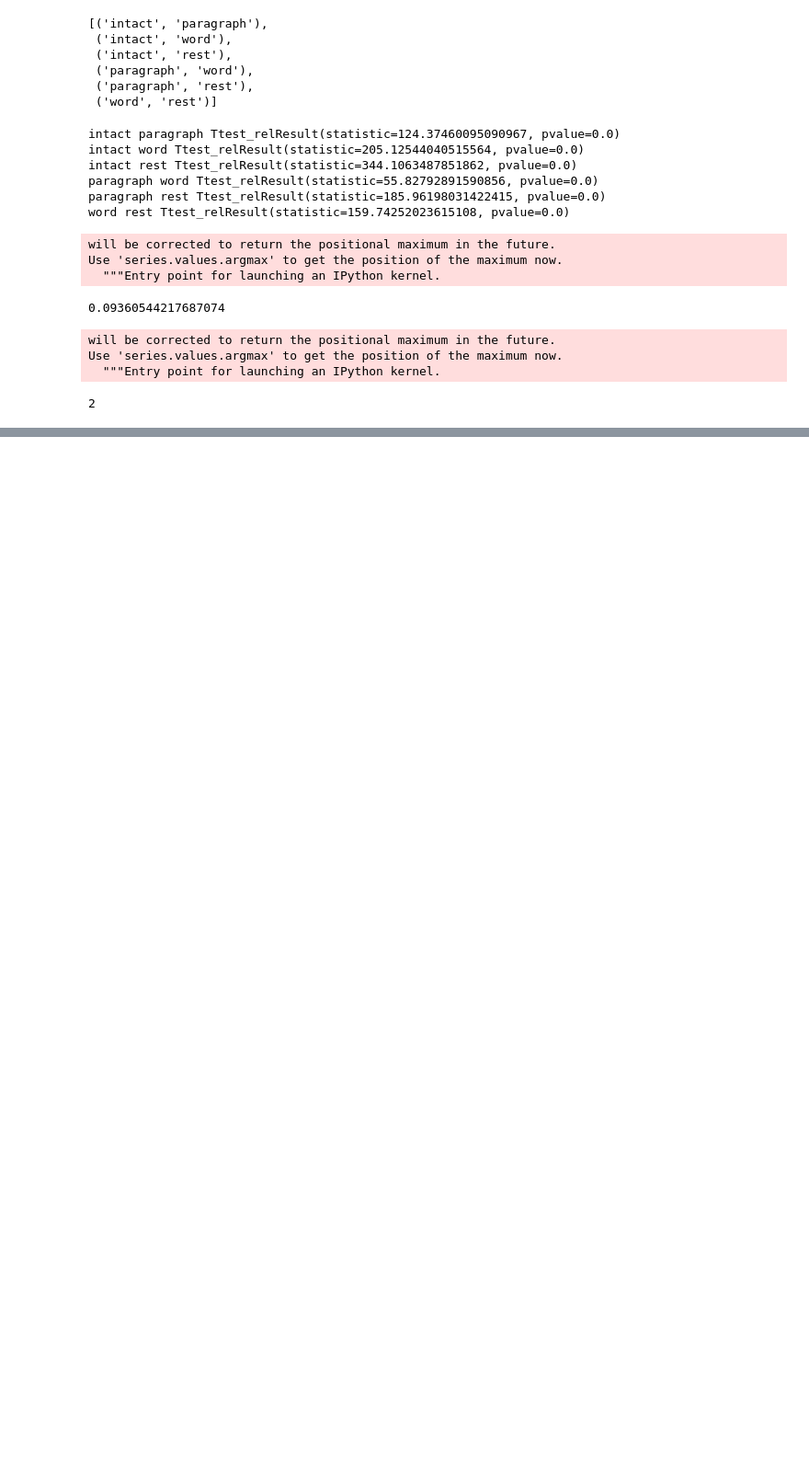
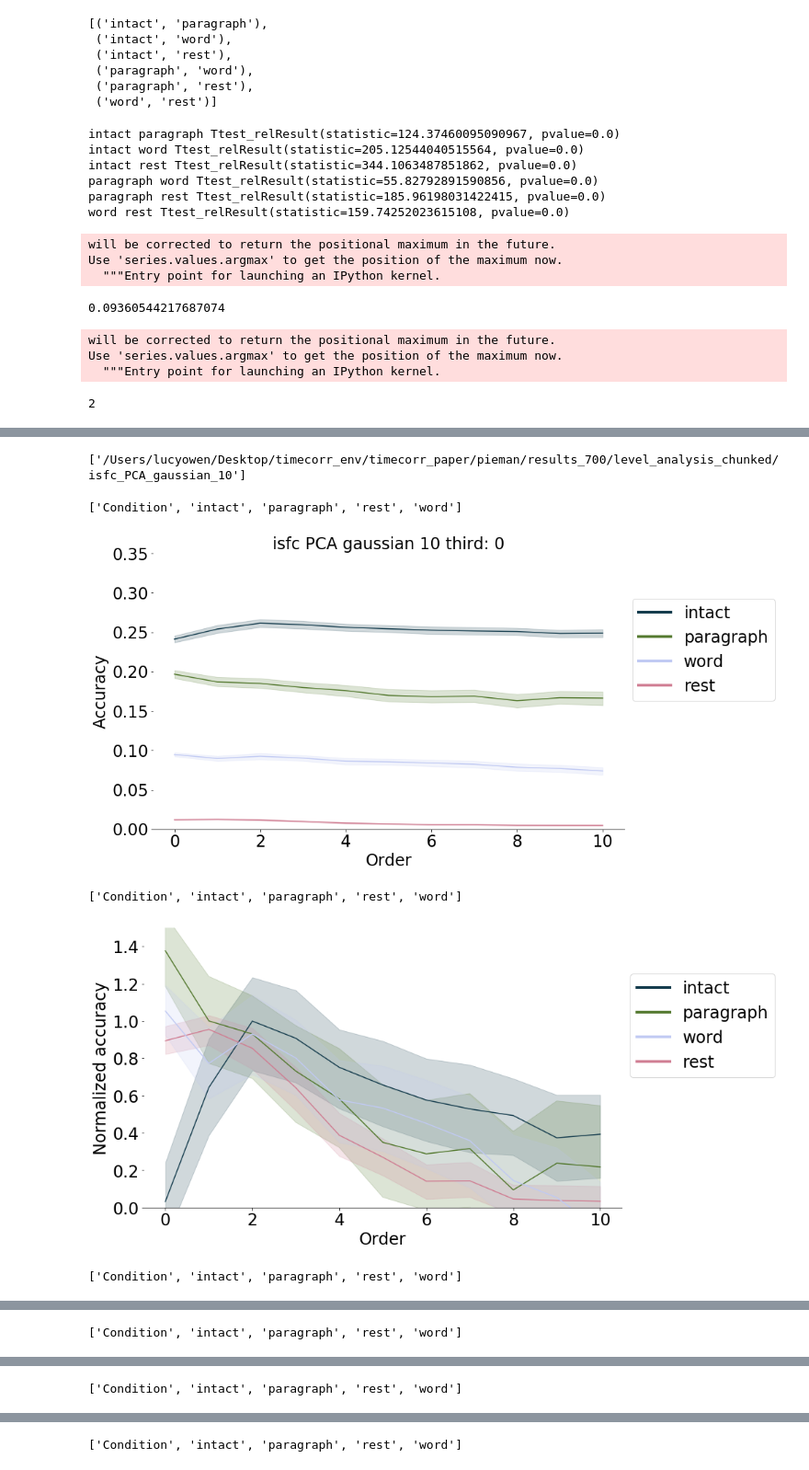
Before and after one commit to ContextLab/timecorr-paper, a Jupyter notebook: code/notebooks/pieman_optimized_levels.ipynb, the cells around one changed output, grey strips where cells are left out. Shown at 92% size. Saved outputs shown, nothing was run; the diff lists cells and outputs as text; code cells hidden in the pictures; blank space fills up the shorter version.

Commit message:
WIP paper

```diff
--- a/code/notebooks/pieman_optimized_levels.ipynb
+++ b/code/notebooks/pieman_optimized_levels.ipynb
@@ -373,3 +378,59 @@ Condition: rest max level: 10 Ttest_relResult(statistic=21.404518141374563, pval
 #center_data['posterior']['widths'][0][0][0][0][0]
 # %%
 #center_data['posterior']['widths'][0][0][0][0][1]
+# %%
+analysis_name = 'level_analysis_chunked'
+# %%
+data_dir = os.path.join(factor_data_dir, analysis_name)
+# %%
+params = glob.glob(os.path.join(data_dir, '*'))
+# %%
+params
+# %% [output]
+['/Users/lucyowen/Desktop/timecorr_env/timecorr_paper/pieman/results_700/level_analysis_chunked/isfc_PCA_gaussian_10']
+# %%
+for p in params:
+    param_name = os.path.basename(os.path.splitext(p)[0])
+
+    conds =glob.glob(os.path.join(p, '*.csv'))
+
+    full_data = pd.DataFrame()
+    for c in conds:
+        data = pd.read_csv(c)
+        data['condition'] = os.path.basename(os.path.splitext(c)[0])
+        data['Relative accuracy'] = data['accuracy'] - chance
+        data['Normalized accuracy']= data['accuracy'] - np.min(data.groupby('level')['accuracy'].mean())
+        data['Normalized accuracy'] = data['Normalized accuracy'] / np.max(data.groupby('level')['Normalized accuracy'].mean())
+
+        if full_data.empty:
+            full_data = data
+        else:
+            full_data = full_data.append(data)
+
+    full_data = full_data.rename(index=str, columns={"level": "Level", "accuracy": "Accuracy", "condition": "Condition", "third":"Third"})
+
+
+    for t in range(3):
+
+        full_data_third = full_data[full_data['Third'] == t]
+
+        p_split = param_name.split('_')
+
+        title = p_split[0] + ' ' + p_split[1] + ' ' + p_split[-2] + ' ' + p_split[-1] + ' third: ' + str(t)
+
+
+        outfile = os.path.join(figdir, param_name + '_'+ str(t) + '_accuracy.pdf')
+        grouped_lineplot(full_data_third, 'Level','Accuracy', 'Condition', ymin=0, ymax=.35, title=title, outfile=outfile)
+        plt.show()
+        plt.close()
+
+        outfile = os.path.join(figdir, param_name + '_normalized_line_'+ analysis_name + '.pdf')
+        grouped_lineplot(full_data_third, 'Level', 'Normalized accuracy','Condition', title = '', ymin=0, ymax=1.5, outfile=outfile)
+        plt.show()
+        plt.close()
+# %% [output]
+['Condition', 'intact', 'paragraph', 'rest', 'word']
+[figure, added]
+['Condition', 'intact', 'paragraph', 'rest', 'word']
+[figure, added]
+['Condition', 'intact', 'paragraph', 'rest', 'word']
@@ -375,0 +438 @@ Condition: rest max level: 10 Ttest_relResult(statistic=21.404518141374563, pval
+['Condition', 'intact', 'paragraph', 'rest', 'word']
@@ -375,0 +440 @@ Condition: rest max level: 10 Ttest_relResult(statistic=21.404518141374563, pval
+['Condition', 'intact', 'paragraph', 'rest', 'word']
@@ -375,0 +442 @@ Condition: rest max level: 10 Ttest_relResult(statistic=21.404518141374563, pval
+['Condition', 'intact', 'paragraph', 'rest', 'word']
```
Also changed, not shown: parts of 3 cells of this notebook, 15 other files.
